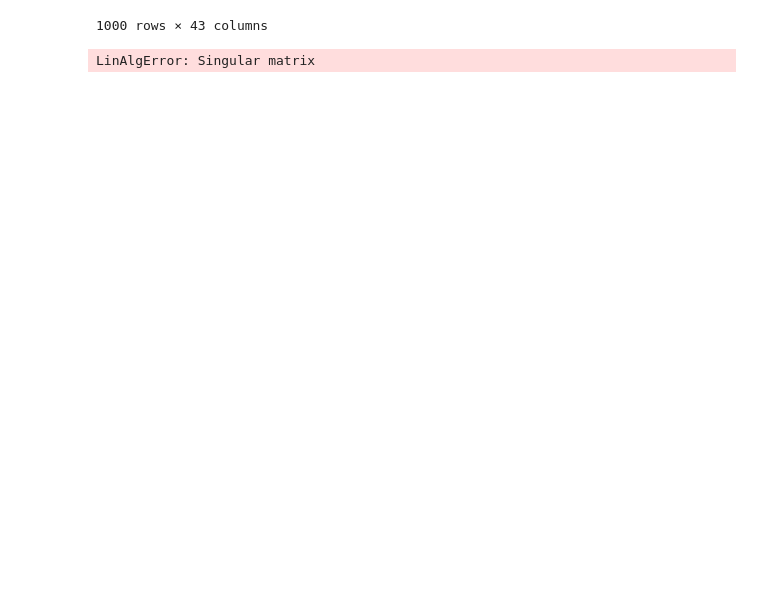
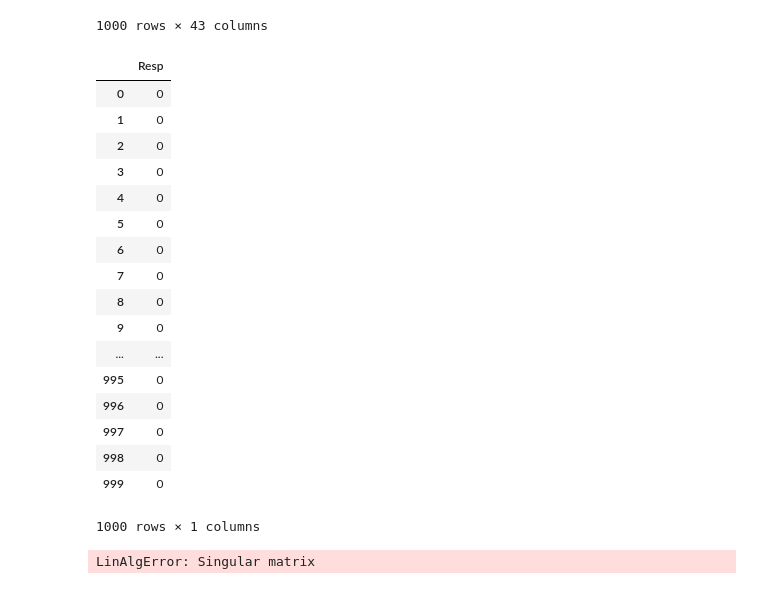
Before and after one commit to namebrandon/HIV, a Jupyter notebook: Encoding AA Frequency - New Feature Columns.ipynb, the cells around one changed output. Drawn from its saved outputs; the diff is of its cells as text; code cells hidden in the pictures; blank space fills up the shorter version.

```diff
--- a/Encoding AA Frequency - New Feature Columns.ipynb
+++ b/Encoding AA Frequency - New Feature Columns.ipynb
@@ -125,6 +125,27 @@ x
 | 998 | 1 | 127 | 3.37 | 0.000000 | 0.000000 | 0 | 0 | 0 | 0.000000 | 0 | ... |
 | 999 | 1 | 570 | 4.97 | 0.000000 | 0.000000 | 0 | 0 | 0 | 0.000000 | 0 | ... |
 1000 rows × 43 columns
+# %%
+y
+# %% [output]
+|  | Resp |
+| 0 | 0 |
+| 1 | 0 |
+| 2 | 0 |
+| 3 | 0 |
+| 4 | 0 |
+| 5 | 0 |
+| 6 | 0 |
+| 7 | 0 |
+| 8 | 0 |
+| 9 | 0 |
+| ... | ... |
+| 995 | 0 |
+| 996 | 0 |
+| 997 | 0 |
+| 998 | 0 |
+| 999 | 0 |
+1000 rows × 1 columns
 # %%
 res = model.fit()
 # %% [output]
```
